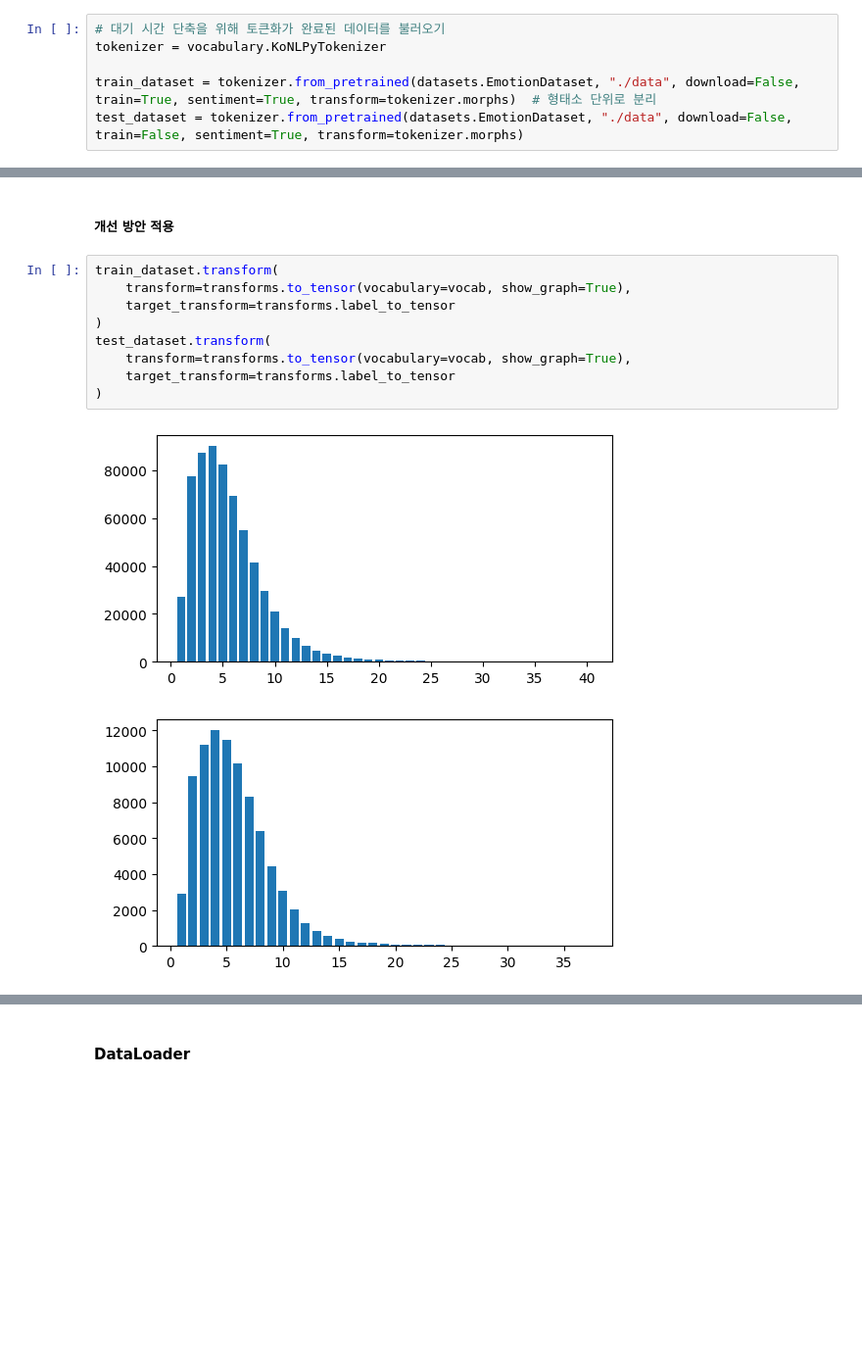
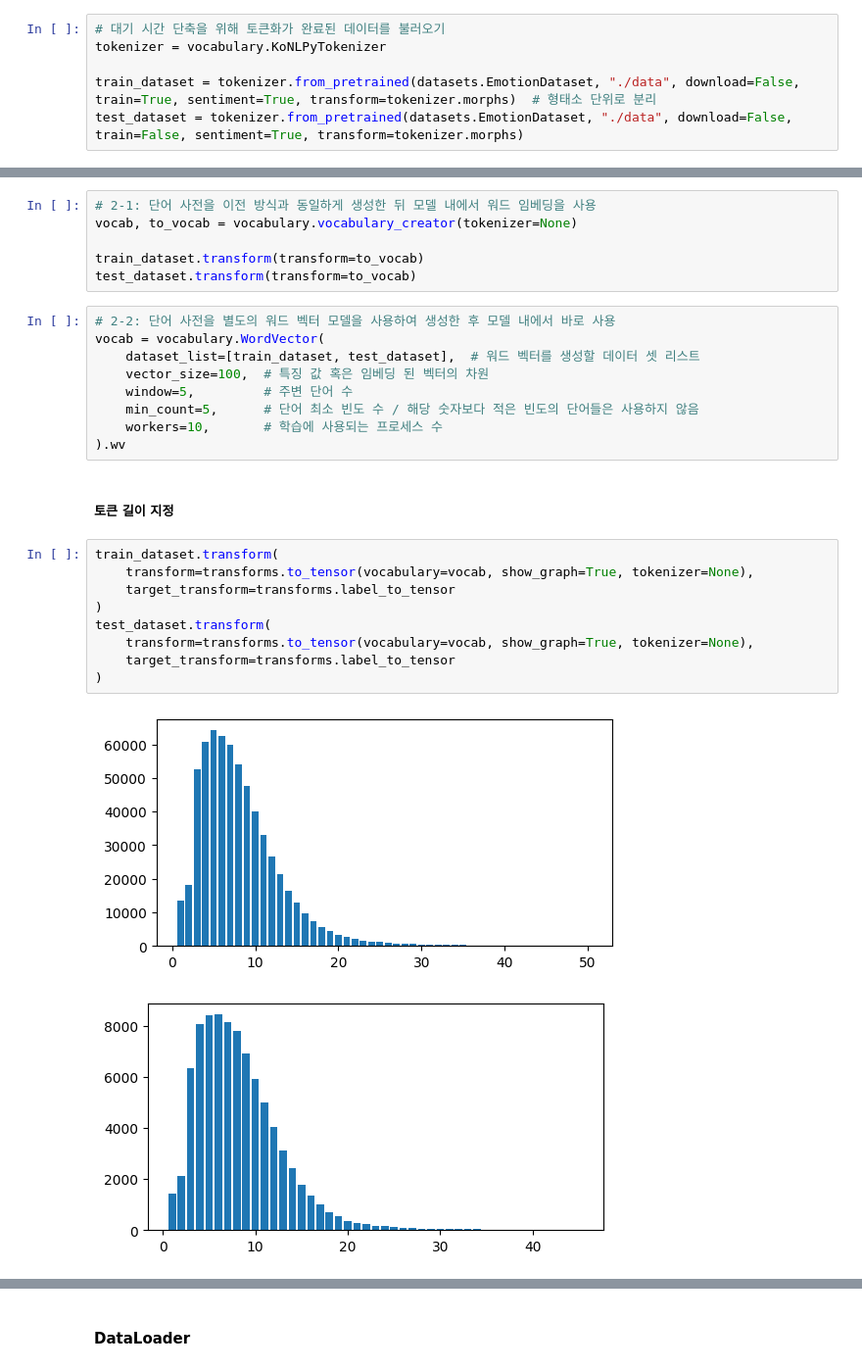
Before and after one commit to dAiv-CNU/torchdaiv, a Jupyter notebook: src/2차시_baseline_wordvec.ipynb, the cells around one changed output, grey strips where cells are left out. Shown at 98% size. Cells and saved outputs as stored; diff of their text form; blank space fills up the shorter version.

Commit message:
Feat: Word Embedding

```diff
--- a/src/2차시_baseline_wordvec.ipynb
+++ b/src/2차시_baseline_wordvec.ipynb
@@ -105,16 +127,31 @@ for i, (text, emotion) in zip(range(20), train_dataset):
 <iframe src="https://ronxin.github.io/wevi/" width="100%" height="500px"></iframe>
-# %% [markdown]
-##### 개선 방안 적용
+# %%
+# 2-1: 단어 사전을 이전 방식과 동일하게 생성한 뒤 모델 내에서 워드 임베딩을 사용
+vocab, to_vocab = vocabulary.vocabulary_creator(tokenizer=None)
+
+train_dataset.transform(transform=to_vocab)
+test_dataset.transform(transform=to_vocab)
+# %%
+# 2-2: 단어 사전을 별도의 워드 벡터 모델을 사용하여 생성한 후 모델 내에서 바로 사용
+vocab = vocabulary.WordVector(
+    dataset_list=[train_dataset, test_dataset],  # 워드 벡터를 생성할 데이터 셋 리스트
+    vector_size=100,  # 특징 값 혹은 임베딩 된 벡터의 차원
+    window=5,         # 주변 단어 수
+    min_count=5,      # 단어 최소 빈도 수 / 해당 숫자보다 적은 빈도의 단어들은 사용하지 않음
+    workers=10,       # 학습에 사용되는 프로세스 수
+).wv
+# %% [markdown]
+##### 토큰 길이 지정
 # %%
 train_dataset.transform(
-    transform=transforms.to_tensor(vocabulary=vocab, show_graph=True),
+    transform=transforms.to_tensor(vocabulary=vocab, show_graph=True, tokenizer=None),
     target_transform=transforms.label_to_tensor
 )
 test_dataset.transform(
-    transform=transforms.to_tensor(vocabulary=vocab, show_graph=True),
+    transform=transforms.to_tensor(vocabulary=vocab, show_graph=True, tokenizer=None),
     target_transform=transforms.label_to_tensor
 )
 # %% [output]
-[figure, old version]
+[figure, new version]
-[figure, old version]
+[figure, new version]
 # %%
```
Also changed, not shown: parts of 9 cells of this notebook, 7 other files.
